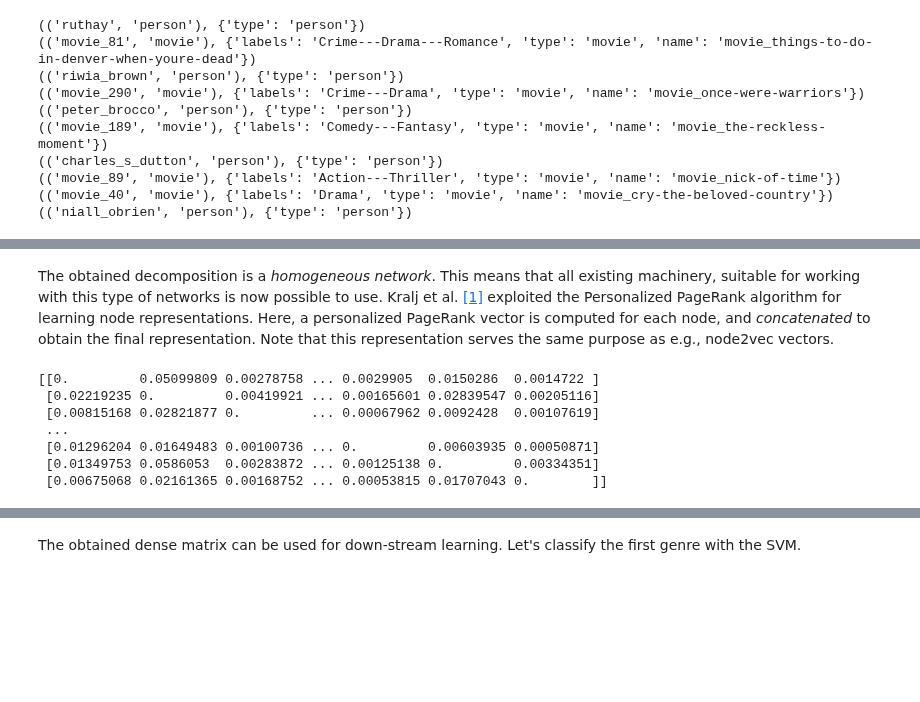
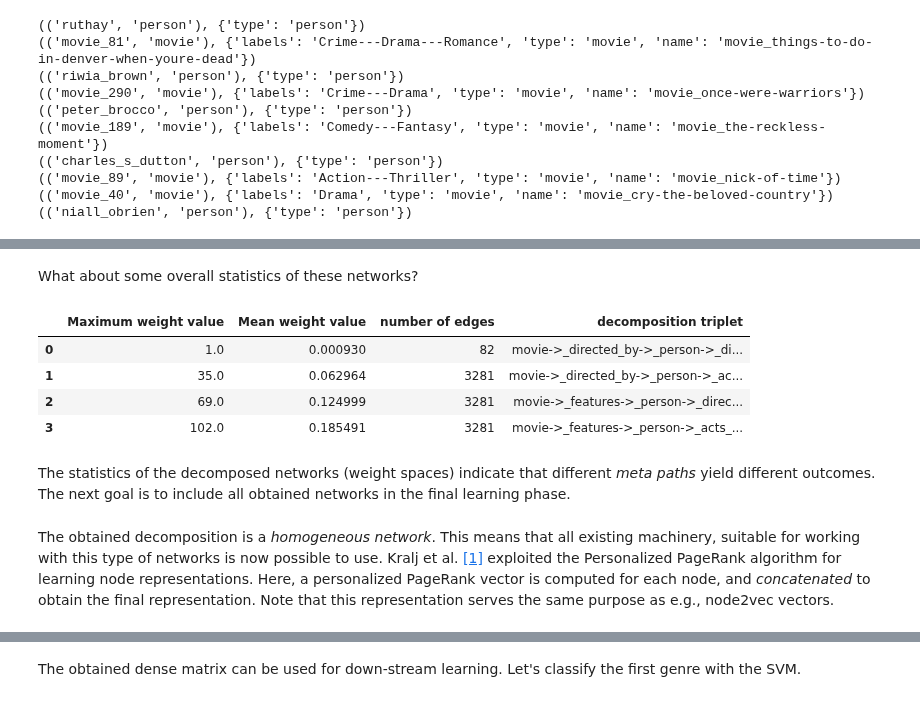
Before and after one commit to vpodpecan/representation_learning, a Jupyter notebook: Chapter5/hinmine.ipynb, the cells around one changed output, grey strips where cells are left out. Cells and saved outputs as stored; diff of their text form; code cells hidden in the pictures; blank space fills up the shorter version.

Commit message:
Added updated HINMINE notebook

```diff
--- a/Chapter5/hinmine.ipynb
+++ b/Chapter5/hinmine.ipynb
@@ -136,10 +139,0 @@ We use decomposition paths to obtain a frequency-weighted network of movies.
-# %%
-## Get the decomposition. For other heuristics, see the HINMINE paper.
-decomposition = list(multilayer_network.get_decomposition(heuristic=["tf"], cycle = triplet_set))[0]
-
-## The obtained structure is a sparse matrix.
-print(decomposition)
-
-mweight = round(np.max(decomposition[0]))
-
-print(f"\nMaximum weight present is {mweight}")
@@ -157,0 +153,8 @@ Maximum weight present is 34
+# %%
+## Decomposition settings
+
+decomposition_type = "HINMINE-basic" # see the paper (scheme above)
+#decomposition_type = "HINMINE-multipath" # simultaneous consideration of all paths.
+# to use the multi-path HINMINE you can uncomment the line above.
+
+decomposition_heuristic = "tf"
@@ -158,25 +240,16 @@ Maximum weight present is 34
+# %% [markdown]
+What about some overall statistics of these networks?
+# %%
+dataframe_object = pd.DataFrame(decomposition_statistics)
+dataframe_object.columns = ['Maximum weight value', "Mean weight value",'number of edges','decomposition triplet']
+dataframe_object
+# %% [output]
+|  | Maximum weight value | Mean weight value | number of edges | decomposition triplet |
+| 0 | 1.0 | 0.000930 | 82 | movie->_directed_by->_person->_di... |
+| 1 | 35.0 | 0.062964 | 3281 | movie->_directed_by->_person->_ac... |
+| 2 | 69.0 | 0.124999 | 3281 | movie->_features->_person->_direc... |
+| 3 | 102.0 | 0.185491 | 3281 | movie->_features->_person->_acts_... |
+# %% [markdown]
+The statistics of the decomposed networks (weight spaces) indicate that different _meta paths_ yield different outcomes. The next goal is to include all obtained networks in the final learning phase.
 # %% [markdown]
 The obtained decomposition is a *homogeneous network*. This means that all existing machinery, suitable for working with this type of networks is now possible to use. Kralj et al. [[1]](#fn1) exploited the Personalized PageRank algorithm for learning node representations. Here, a personalized PageRank vector is computed for each node, and *concatenated* to obtain the final representation. Note that this representation serves the same purpose as e.g., node2vec vectors.
-# %%
-# We first import some additional functionality from the py3plex library (and sklearn, which was installed as part of py3plex!)
-from py3plex.algorithms.network_classification import PPR
-
-# The decomposed matrix is the 0-th element
-decomposed_network = decomposition[0]
-
-# The labels are the first element (multilabel classification -> one movie multiple possible genres)
-labels = decomposition[1]
-
-# compute personalized PageRank vectors for each movie.
-vectors = PPR.construct_PPR_matrix(decomposed_network)
-
-# This must be a dense matrix!
-print(vectors)
-# %% [output]
-[[0.         0.05099809 0.00278758 ... 0.0029905  0.0150286  0.0014722 ]
- [0.02219235 0.         0.00419921 ... 0.00165601 0.02839547 0.00205116]
- [0.00815168 0.02821877 0.         ... 0.00067962 0.0092428  0.00107619]
- ...
- [0.01296204 0.01649483 0.00100736 ... 0.         0.00603935 0.00050871]
- [0.01349753 0.0586053  0.00283872 ... 0.00125138 0.         0.00334351]
- [0.00675068 0.02161365 0.00168752 ... 0.00053815 0.01707043 0.        ]]
```
Also changed, not shown: parts of 21 cells of this notebook.
